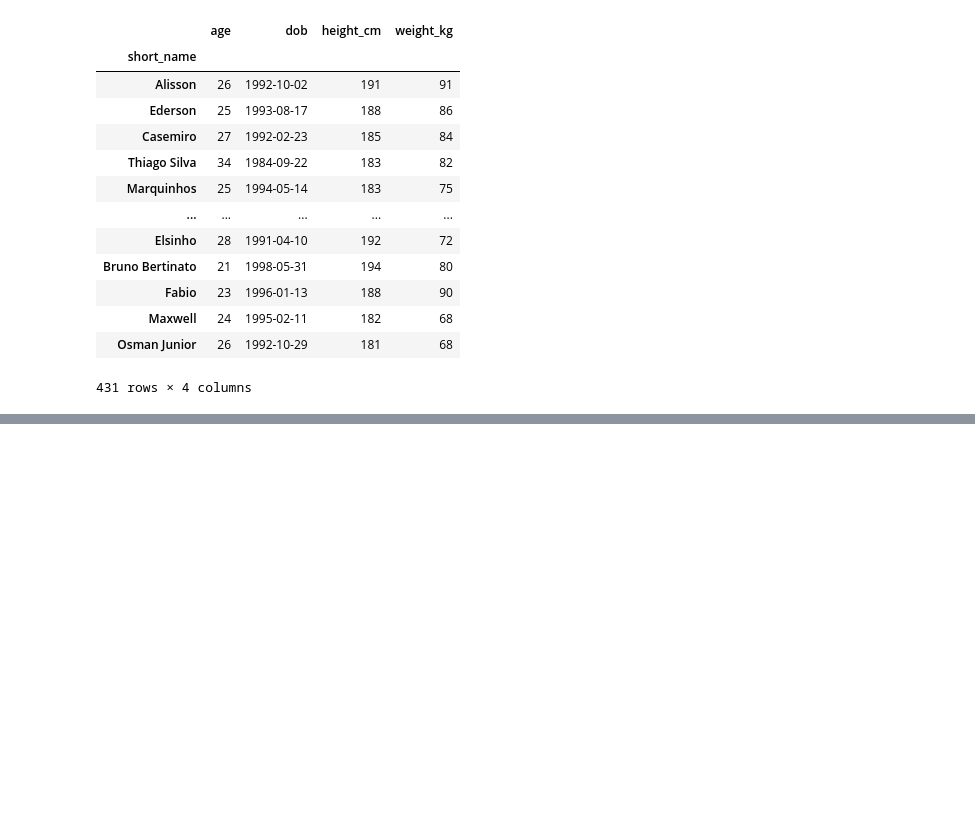
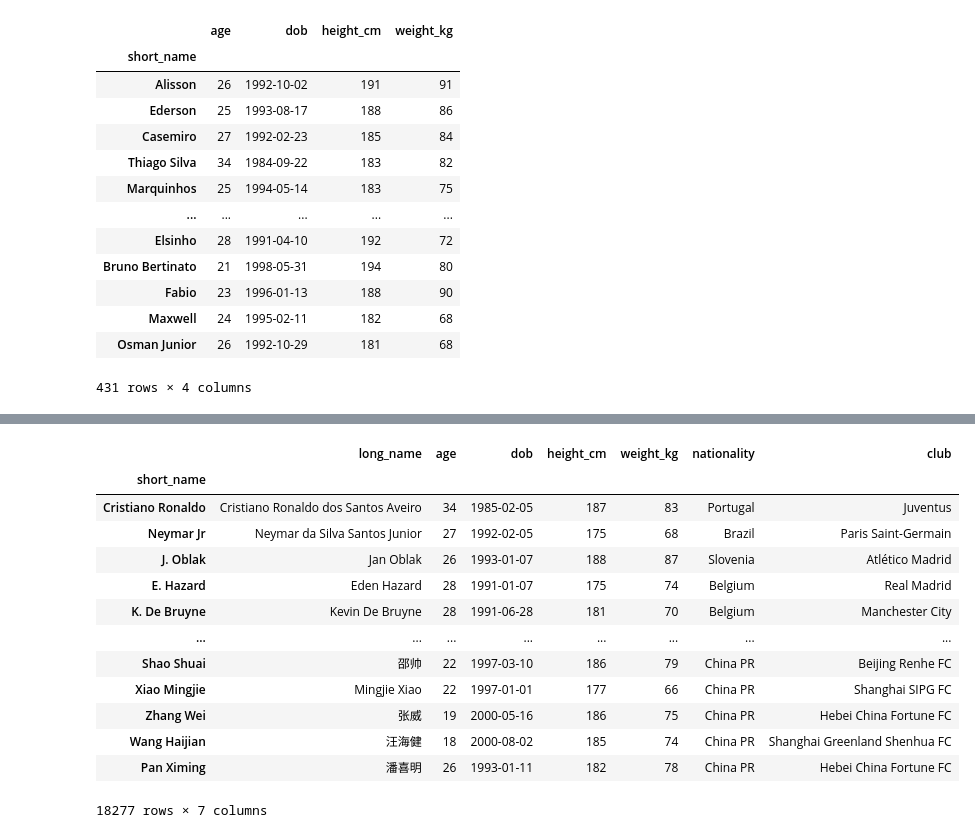
Before and after one commit to bruno-lima98/freeCodeCamp-course-ds, a Jupyter notebook: 04-data-extraction/01-review.ipynb, the cells around one changed output, grey strips where cells are left out. Saved outputs shown, nothing was run; the diff lists cells and outputs as text; code cells hidden in the pictures; blank space fills up the shorter version.

```diff
--- a/04-data-extraction/01-review.ipynb
+++ b/04-data-extraction/01-review.ipynb
@@ -213,0 +322,6 @@ df.loc[(df["height_cm"] > height) & (df["nationality"] == nacionality), columns]
+# %%
+df = pd.read_csv("players_20.csv")
+df = df.set_index("short_name")
+columns = ["long_name", "age", "dob", "height_cm", "weight_kg", "nationality", "club"]
+df = df[columns]
+df.head()
@@ -213,0 +336,19 @@ df.loc[(df["height_cm"] > height) & (df["nationality"] == nacionality), columns]
+# %%
+df.drop("L. Messi", axis=0)
+# axis=0 -> the element is a row or a index
+# axis=1 -> the element is a columns
+# %% [output]
+|  | long_name | age | dob | height_cm | weight_kg | nationality | club |
+| short_name |  |  |  |  |  |  |  |
+| Cristiano Ronaldo | Cristiano Ronaldo dos Santos Aveiro | 34 | 1985-02-05 | 187 | 83 | Portugal | Juventus |
+| Neymar Jr | Neymar da Silva Santos Junior | 27 | 1992-02-05 | 175 | 68 | Brazil | Paris Saint-Germain |
+| J. Oblak | Jan Oblak | 26 | 1993-01-07 | 188 | 87 | Slovenia | Atlético Madrid |
+| E. Hazard | Eden Hazard | 28 | 1991-01-07 | 175 | 74 | Belgium | Real Madrid |
+| K. De Bruyne | Kevin De Bruyne | 28 | 1991-06-28 | 181 | 70 | Belgium | Manchester City |
+| ... | ... | ... | ... | ... | ... | ... | ... |
+| Shao Shuai | 邵帅 | 22 | 1997-03-10 | 186 | 79 | China PR | Beijing Renhe FC |
+| Xiao Mingjie | Mingjie Xiao | 22 | 1997-01-01 | 177 | 66 | China PR | Shanghai SIPG FC |
+| Zhang Wei | 张威 | 19 | 2000-05-16 | 186 | 75 | China PR | Hebei China Fortune FC |
+| Wang Haijian | 汪海健 | 18 | 2000-08-02 | 185 | 74 | China PR | Shanghai Greenland Shenhua FC |
+| Pan Ximing | 潘喜明 | 26 | 1993-01-11 | 182 | 78 | China PR | Hebei China Fortune FC |
+18277 rows × 7 columns
```
Also changed, not shown: parts of 81 cells of this notebook.
